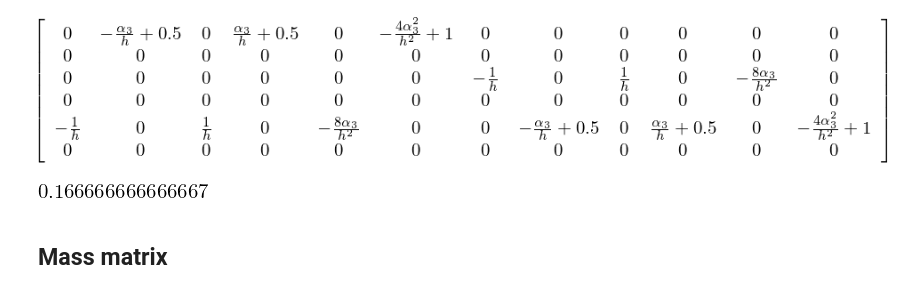
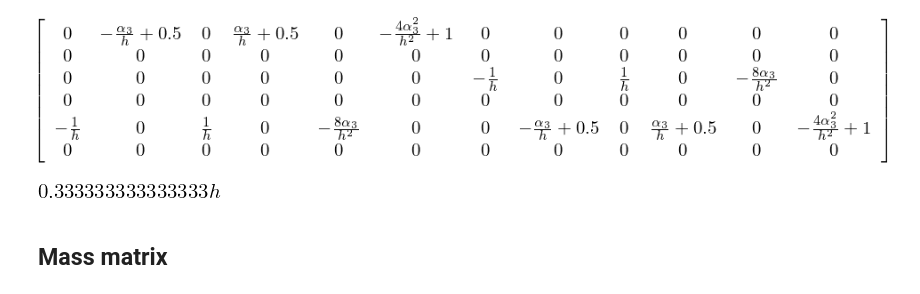
Before and after one commit to tarashor/vibrations, a Jupyter notebook: py/notebooks/MatricesForPlanePlates.ipynb, the cells around one changed output. Drawn from its saved outputs; the diff is of its cells as text; code cells hidden in the pictures.

```diff
--- a/py/notebooks/MatricesForPlanePlates.ipynb
+++ b/py/notebooks/MatricesForPlanePlates.ipynb
@@ -565,13 +566,13 @@ simplify(D_p_L)
 # %% [output]
 [figure]
 # %%
-h = 0.5
+
 exp=(0.5-alpha3/h)*(1-(2*alpha3/h)**2)#/(1+alpha3*0.8)
 p02=integrate(exp, (alpha3, -h/2, h/2))
 integral = expand(simplify(p02))
 integral
 # %% [output]
-[figure, old version]
+[figure, new version]
 # %% [markdown]
 ## Mass matrix
 # %%
```
Also changed, not shown: parts of 3 cells of this notebook, 8 other files.
